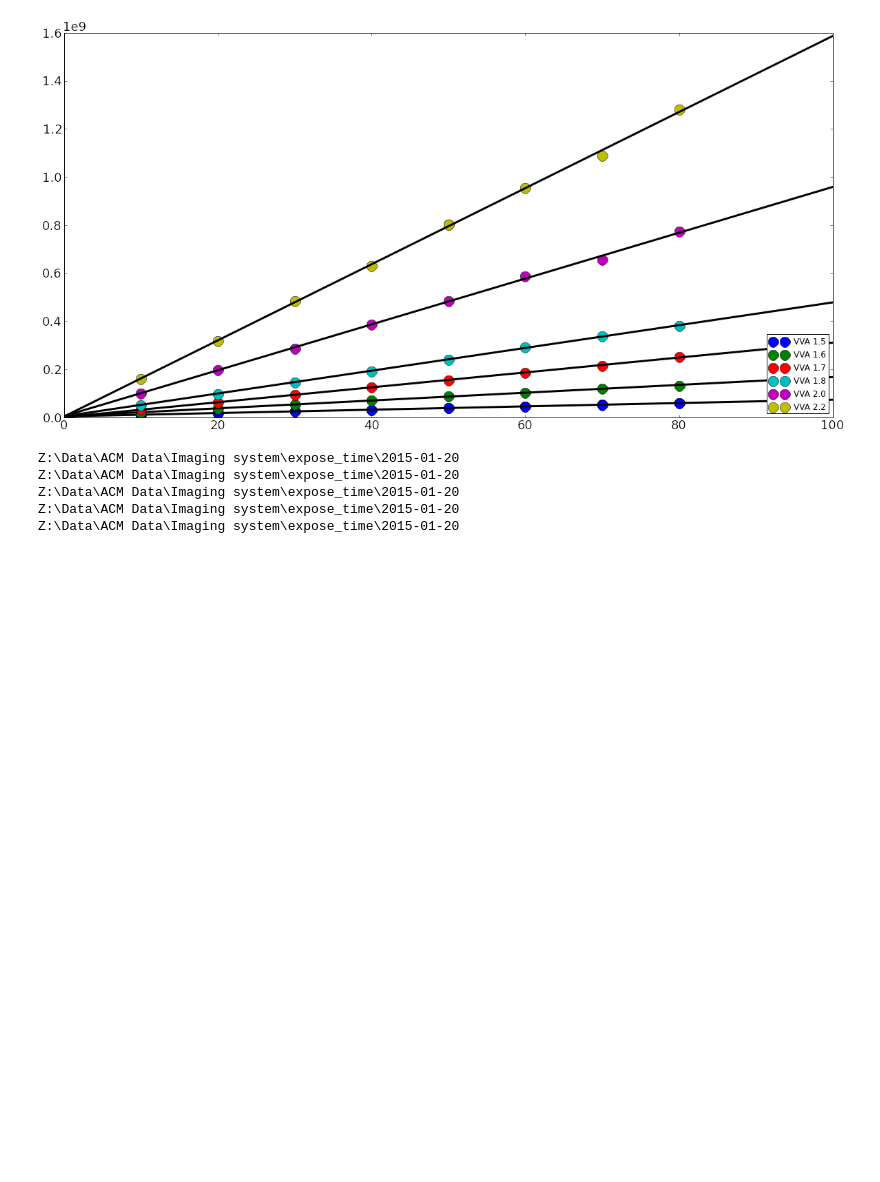
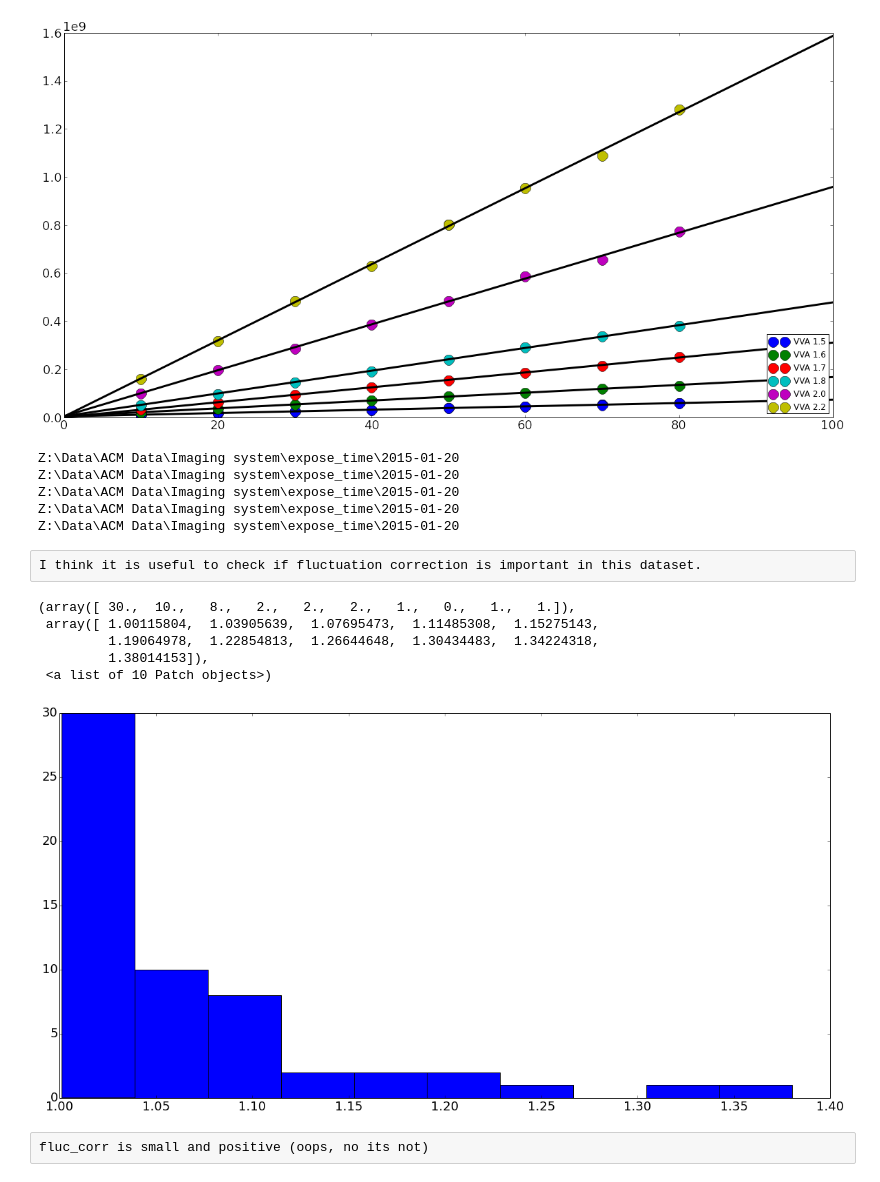
Before and after one commit to levlab-atomchip/BECy_stats, a Jupyter notebook: notebooks/pixis_lightcounts.ipynb, the cells around one changed output. Drawn from its saved outputs; the diff is of its cells as text; code cells hidden in the pictures; blank space fills up the shorter version.

Commit message:
new notebooks for pixis light counts analysis

```diff
--- a/notebooks/pixis_lightcounts.ipynb
+++ b/notebooks/pixis_lightcounts.ipynb
@@ -24,7 +25,8 @@ reload(ci)
 CD = cd.CD
 CI = ci.CloudImage
 # %%
-datadir = r'Z:\Data\ACM Data\Imaging system\expose_time\2015-01-20'
+#datadir = r'Z:\Data\ACM Data\Imaging system\expose_time\2015-01-20'
+datadir = r'/home/will/levlab/data/pixis_light/'
 # %%
 dist = CD(datadir, False)
 print len(dist.filelist)
@@ -104,3 +106,26 @@ Z:\Data\ACM Data\Imaging system\expose_time\2015-01-20
 Z:\Data\ACM Data\Imaging system\expose_time\2015-01-20
 Z:\Data\ACM Data\Imaging system\expose_time\2015-01-20
 Z:\Data\ACM Data\Imaging system\expose_time\2015-01-20
+# %% [raw]
+I think it is useful to check if fluctuation correction is important in this dataset.
+# %%
+fluc_corrs = []
+
+for this_file in dist.filelist:
+    this_img = CI(this_file)
+    this_img.truncate_image(*window)
+    this_vva = this_img.get_variables_values()['ImagingVVA']
+
+    this_fluc_corr = this_img.fluc_cor
+    fluc_corrs.append(this_fluc_corr)
+
+plt.hist(fluc_corrs)
+# %% [output]
+(array([ 30.,  10.,   8.,   2.,   2.,   2.,   1.,   0.,   1.,   1.]),
+ array([ 1.00115804,  1.03905639,  1.07695473,  1.11485308,  1.15275143,
+         1.19064978,  1.22854813,  1.26644648,  1.30434483,  1.34224318,
+         1.38014153]),
+ <a list of 10 Patch objects>)
+[figure, added]
+# %% [raw]
+fluc_corr is small and positive (oops, no its not)
```
Also changed, not shown: parts of 4 cells of this notebook, 2 other files.
